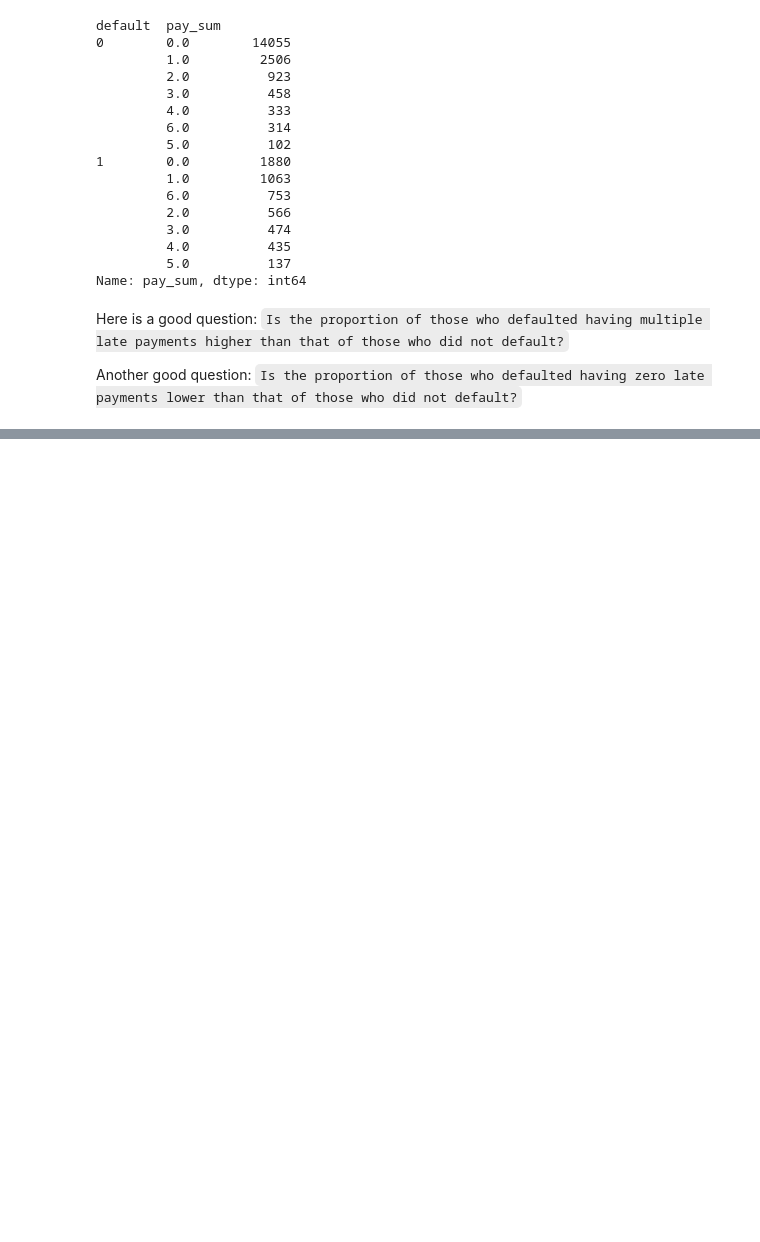
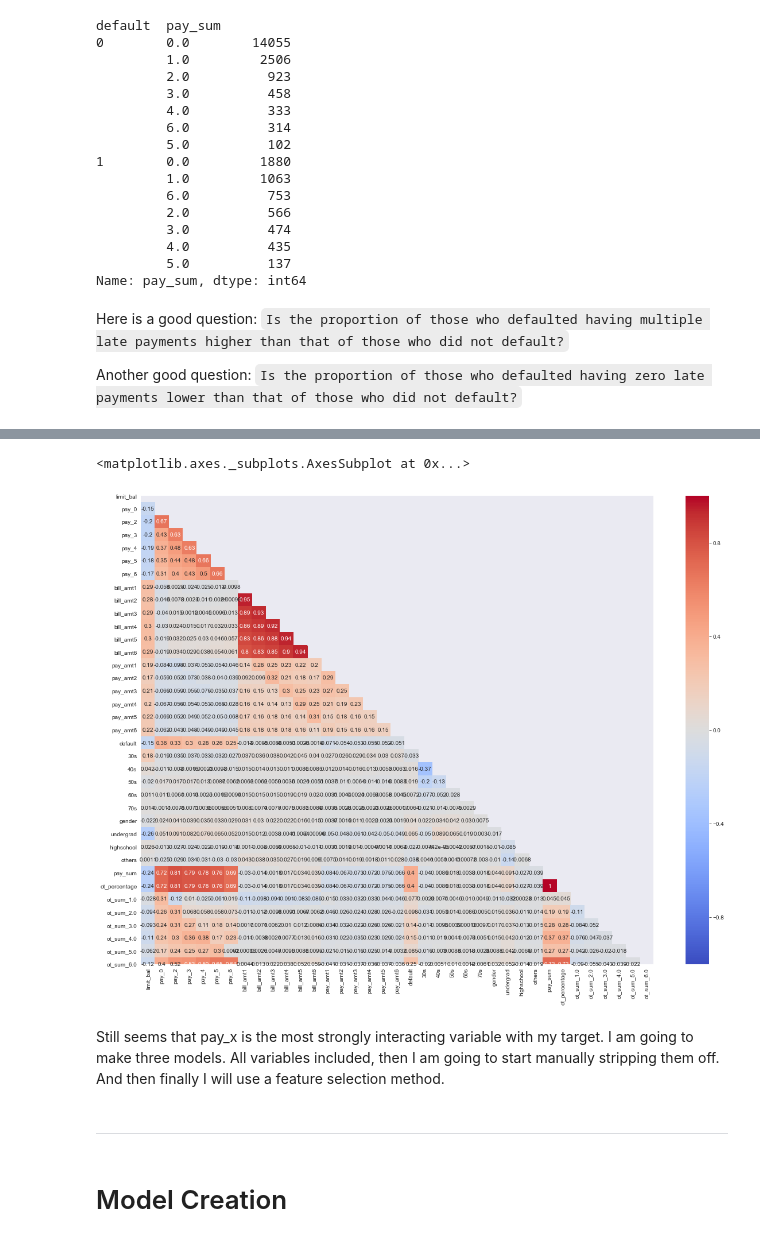
Before and after one commit to daveajstearns/mod3_bakeoff, a Jupyter notebook: classification_bakedoff.ipynb, the cells around one changed output, grey strips where cells are left out. Saved outputs shown, nothing was run; the diff lists cells and outputs as text; code cells hidden in the pictures; blank space fills up the shorter version.

```diff
--- a/classification_bakedoff.ipynb
+++ b/classification_bakedoff.ipynb
@@ -219,0 +307,13 @@ Another good question: `Is the proportion of those who defaulted having zero lat
+# %%
+f, ax = plt.subplots(figsize=(20, 15))
+matrix = np.triu(df2.corr())
+sns.heatmap(df2.corr(), annot = True, vmin=-1, vmax=1, center= 0, cmap= 'coolwarm', mask = matrix)
+# %% [output]
+<matplotlib.axes._subplots.AxesSubplot at 0x...>
+[figure, added]
+# %% [markdown]
+Still seems that pay_x is the most strongly interacting variable with my target. I am going to make three models. All variables included, then I am going to start manually stripping them off. And then finally I will use a feature selection method.
+# %% [markdown]
+---
+# %% [markdown]
+# Model Creation
```
Also changed, not shown: parts of 29 cells of this notebook.
